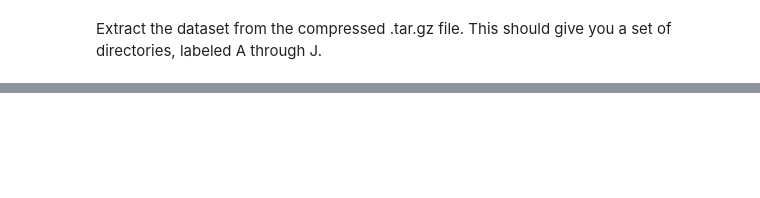
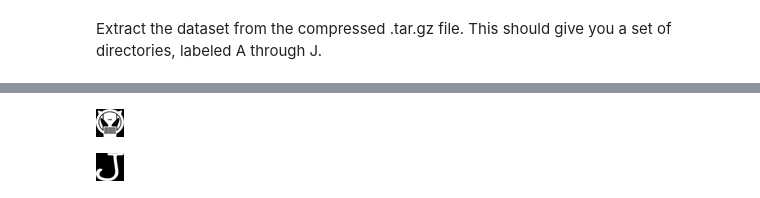
Before and after one commit to ieiriyuki/udDL, a Jupyter notebook: ipynb/Assignment1.ipynb, the cells around one changed output, grey strips where cells are left out. Cells and saved outputs as stored; diff of their text form; code cells hidden in the pictures; blank space fills up the shorter version.

```diff
--- a/ipynb/Assignment1.ipynb
+++ b/ipynb/Assignment1.ipynb
@@ -102,0 +105,8 @@ test_folders = maybe_extract(test_filename)
+# %%
+Image(filename='../data/notMNIST_large/A/a2xvenpiYXRzLnR0Zg==.png')
+# %% [output]
+[figure, added]
+# %%
+Image(filename='../data/notMNIST_small/J/NXRoR3JhZGVyLnR0Zg==.png')
+# %% [output]
+[figure, added]
```
Also changed, not shown: parts of 28 cells of this notebook.
